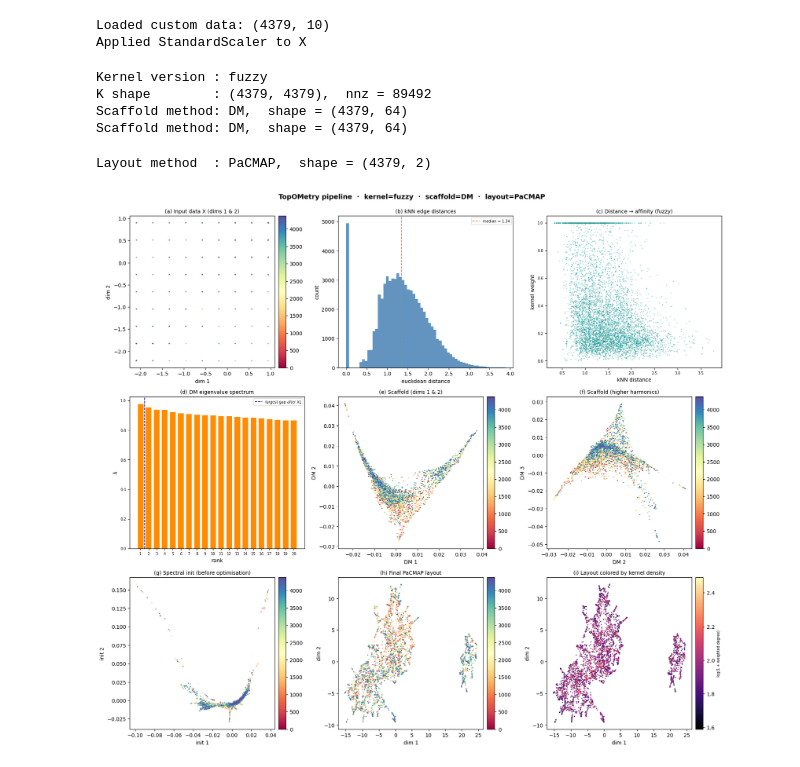
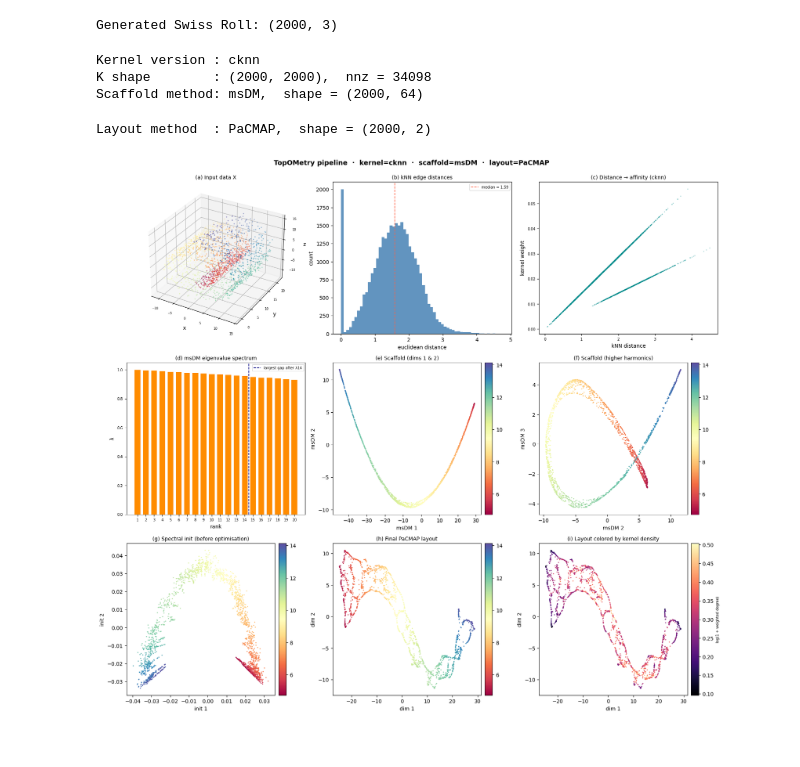
Before and after one commit to HauserGroup/topometryNoSC, a Jupyter notebook: notebooks/example.ipynb, the cells around one changed output. Saved outputs shown, nothing was run; the diff lists cells and outputs as text; code cells hidden in the pictures.

```diff
--- a/notebooks/example.ipynb
+++ b/notebooks/example.ipynb
@@ -17,9 +39,9 @@ from topo.topograph import _KERNEL_CONFIGS
 # ── Data source ──────────────────────────────────────────────────────────────
 # Set USE_CUSTOM_DATA = True and fill DATA_PATH / COLOR_PATH to load your own.
 USE_CUSTOM_DATA = False
-DATA_PATH = "../data/my_data.npy"  # (n_samples, n_features) array
-COLOR_PATH = ""  # optional: (n_samples,) array for coloring
-SCALE_DATA = True  # recommended for Euclidean/cKNN when features have different units
+DATA_PATH  = Path("../data/my_data.npy")  # (n_samples, n_features) array
+COLOR_PATH = None                          # optional: Path("...") for (n_samples,) color array
+SCALE_DATA = False  # recommended for Euclidean/cKNN when features have different units
 
 # Swiss-roll settings (ignored when USE_CUSTOM_DATA = True)
 N_SAMPLES = 2000
@@ -40,28 +62,29 @@ BACKEND = "hnswlib"  # "hnswlib" | "nmslib" | "sklearn"
 #   "fuzzy"                                    — UMAP-style fuzzy simplicial sets
 #   "cknn"                                     — continuous k-nearest-neighbors
 #   "gaussian"                                 — fixed-bandwidth Gaussian (set SIGMA)
-KERNEL_VERSION = "fuzzy"
+KERNEL_VERSION = "cknn"
 SIGMA = 1.0  # bandwidth for "gaussian" kernel version
 ANISOTROPY = 1.0  # alpha for diffusion operator (0–1)
 
 # ── Eigendecomposition / scaffold ────────────────────────────────────────────
 N_COMPONENTS_DM = 64  # eigenvectors to compute
-DM_METHOD = "DM"  # "DM" | "msDM" | "LE"
+DM_METHOD = "msDM"  # "DM" | "msDM" | "LE"
 EIGENSOLVER = "arpack"  # "arpack" | "lobpcg" | "amg"
-DIFFUSION_TIME = 10  # t=0 → multiscale; t>0 → fixed-time DM
+DIFFUSION_TIME = 0  # t=0 → multiscale; t>0 → fixed-time DM
 
 # ── 2-D layout ───────────────────────────────────────────────────────────────
 PROJECTION_METHOD = "PaCMAP"  # "MAP" | "UMAP" | "PaCMAP" | "Isomap" | "t-SNE"
 N_COMPONENTS_2D = 2
 NUM_ITERS = 500  # optimization iterations (MAP / UMAP)
+
+# ── Output ───────────────────────────────────────────────────────────────────
+SAVE_FIGURES = False               # set True to save all plots to disk
+OUTPUT_DIR   = Path("../figures")  # directory (created automatically when saving)
 # %%
 # ── Load or generate data ─────────────────────────────────────────────────────
 if USE_CUSTOM_DATA:
-    X = np.load(Path(DATA_PATH))
-    if COLOR_PATH:
-        color = np.load(Path(COLOR_PATH))
-    else:
-        color = np.arange(X.shape[0])
+    X = np.load(DATA_PATH)
+    color = np.load(COLOR_PATH) if COLOR_PATH is not None else np.arange(X.shape[0])
     print(f"Loaded custom data: {X.shape}")
 else:
     from sklearn.datasets import make_swiss_roll
@@ -77,8 +100,7 @@ if SCALE_DATA:
     X = StandardScaler().fit_transform(X)
     print("Applied StandardScaler to X")
 # %% [output]
-Loaded custom data: (4379, 10)
-Applied StandardScaler to X
+Generated Swiss Roll: (2000, 3)
 # %%
 # ── Step 1: kNN graph in input space ──────────────────────────────────────────
 knn_X = kNN(X, n_neighbors=N_NEIGHBORS, metric=METRIC, backend=BACKEND)
@@ -117,10 +139,9 @@ Z = eigen.transform(X)  # (n, n_eigs) scaffold coordinates
 
 print(f"Scaffold method: {DM_METHOD},  shape = {Z.shape}")
 # %% [output]
-Kernel version : fuzzy
-K shape        : (4379, 4379),  nnz = 89492
-Scaffold method: DM,  shape = (4379, 64)
-Scaffold method: DM,  shape = (4379, 64)
+Kernel version : cknn
+K shape        : (2000, 2000),  nnz = 34098
+Scaffold method: msDM,  shape = (2000, 64)
 # %%
 # ── Step 4: kNN in scaffold space ─────────────────────────────────────────────
 knn_Z = kNN(Z, n_neighbors=N_NEIGHBORS, metric=METRIC, backend=BACKEND)
@@ -157,7 +178,7 @@ Y = proj.Y_
 
 print(f"Layout method  : {PROJECTION_METHOD},  shape = {Y.shape}")
 # %% [output]
-Layout method  : PaCMAP,  shape = (4379, 2)
+Layout method  : PaCMAP,  shape = (2000, 2)
 # %%
 # ══════════════════════════════════════════════════════════════════════════════
 # Visualization — 3×3 panel overview of the full pipeline
@@ -281,34 +302,39 @@ ax7 = fig.add_subplot(3, 3, 7)
 sc7 = ax7.scatter(
     init_Y[:, 0], init_Y[:, 1], c=color, cmap="Spectral", s=4, linewidths=0
 )
 ax7.set_title("(g) Spectral init (before optimisation)", fontsize=10)
 ax7.set_xlabel("init 1")
 ax7.set_ylabel("init 2")
 plt.colorbar(sc7, ax=ax7, pad=0.02)
 
 # ── 8  Final 2-D layout ────────────────────────────────────────────────
 ax8 = fig.add_subplot(3, 3, 8)
 sc8 = ax8.scatter(Y[:, 0], Y[:, 1], c=color, cmap="Spectral", s=4, linewidths=0)
 ax8.set_title(f"(h) Final {PROJECTION_METHOD} layout", fontsize=10)
 ax8.set_xlabel("dim 1")
 ax8.set_ylabel("dim 2")
 plt.colorbar(sc8, ax=ax8, pad=0.02)
 
 # ── 9  Local density on layout ──────────────────────────────────────────
 # Weighted degree = row sums of the kernel matrix (∝ local density)
 ax9 = fig.add_subplot(3, 3, 9)
 log_degree = np.log1p(np.asarray(kernel_Z.K.sum(axis=1)).ravel())
 sc9 = ax9.scatter(Y[:, 0], Y[:, 1], c=log_degree, cmap="magma", s=4, linewidths=0)
 ax9.set_title("(i) Layout colored by kernel density", fontsize=10)
 ax9.set_xlabel("dim 1")
 ax9.set_ylabel("dim 2")
 cb = plt.colorbar(sc9, ax=ax9, pad=0.02)
 cb.set_label("log(1 + weighted degree)", fontsize=7)
 
 plt.tight_layout()
+if SAVE_FIGURES:
+    OUTPUT_DIR.mkdir(parents=True, exist_ok=True)
+    fig.savefig(OUTPUT_DIR / f"pipeline_{KERNEL_VERSION}_{DM_METHOD}_{PROJECTION_METHOD}.png",
+                dpi=150, bbox_inches="tight")
+    print(f"Saved → {OUTPUT_DIR}/pipeline_{KERNEL_VERSION}_{DM_METHOD}_{PROJECTION_METHOD}.png")
 plt.show()
 # %% [output]
-[figure, old version]
+[figure, new version]
 # %%
 # ══════════════════════════════════════════════════════════════════════════════
 # Quick reference — all available options
```
Also changed, not shown: parts of 5 cells of this notebook, 4 other files.
